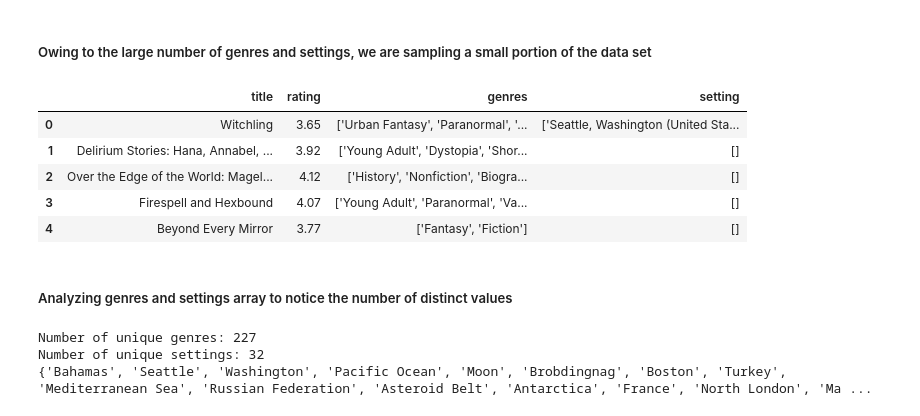
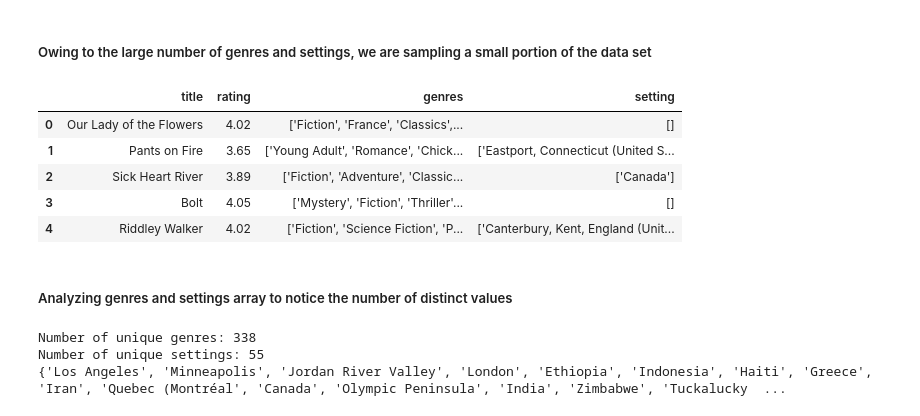
Before and after one commit to tanujkher/AssociationRuleGoodreadsBookGenreSettingRating, a Jupyter notebook: associationRule.ipynb, the cells around one changed output. Saved outputs shown, nothing was run; the diff lists cells and outputs as text; code cells hidden in the pictures.

```diff
--- a/associationRule.ipynb
+++ b/associationRule.ipynb
@@ -194,16 +208,16 @@ Number of unique settings: 4181
 # %% [markdown]
 <h5>Owing to the large number of genres and settings, we are sampling a small portion of the data set</h5>
 # %%
-# sampling 120 rows for faster processing and computation
-data = data.sample(n=120, random_state=17).reset_index(drop=True)
+# sampling 240 rows for faster processing and computation
+data = data.sample(n=240, random_state=11).reset_index(drop=True)
 data.head()
 # %% [output]
 |  | title | rating | genres | setting |
-| 0 | Witchling | 3.65 | ['Urban Fantasy', 'Paranormal', '... | ['Seattle, Washington (United Sta... |
-| 1 | Delirium Stories: Hana, Annabel, ... | 3.92 | ['Young Adult', 'Dystopia', 'Shor... | [] |
-| 2 | Over the Edge of the World: Magel... | 4.12 | ['History', 'Nonfiction', 'Biogra... | [] |
-| 3 | Firespell and Hexbound | 4.07 | ['Young Adult', 'Paranormal', 'Va... | [] |
-| 4 | Beyond Every Mirror | 3.77 | ['Fantasy', 'Fiction'] | [] |
+| 0 | Our Lady of the Flowers | 4.02 | ['Fiction', 'France', 'Classics',... | [] |
+| 1 | Pants on Fire | 3.65 | ['Young Adult', 'Romance', 'Chick... | ['Eastport, Connecticut (United S... |
+| 2 | Sick Heart River | 3.89 | ['Fiction', 'Adventure', 'Classic... | ['Canada'] |
+| 3 | Bolt | 4.05 | ['Mystery', 'Fiction', 'Thriller'... | [] |
+| 4 | Riddley Walker | 4.02 | ['Fiction', 'Science Fiction', 'P... | ['Canterbury, Kent, England (Unit... |
 # %% [markdown]
 <h5>Analyzing genres and settings array to notice the number of distinct values</h5>
 # %%
@@ -239,7 +253,7 @@ unique_settings = {s for lst in data['setting'] for s in lst if s.strip() != ""}
 print(f"Number of unique settings: {len(unique_settings)}")
 print(unique_settings)
 # %% [output]
-Number of unique genres: 227
-Number of unique settings: 32
-{'Bahamas', 'Seattle', 'Washington', 'Pacific Ocean', 'Moon', 'Brobdingnag', 'Boston', 'Turkey', 'Mediterranean Sea', 'Russian Federation', 'Asteroid Belt', 'Antarctica', 'France', 'North London', 'Ma ...
+Number of unique genres: 338
+Number of unique settings: 55
+{'Los Angeles', 'Minneapolis', 'Jordan River Valley', 'London', 'Ethiopia', 'Indonesia', 'Haiti', 'Greece', 'Iran', 'Quebec (Montréal', 'Canada', 'Olympic Peninsula', 'India', 'Zimbabwe', 'Tuckalucky  ...
 # %% [markdown]
```
Also changed, not shown: parts of 16 cells of this notebook.
